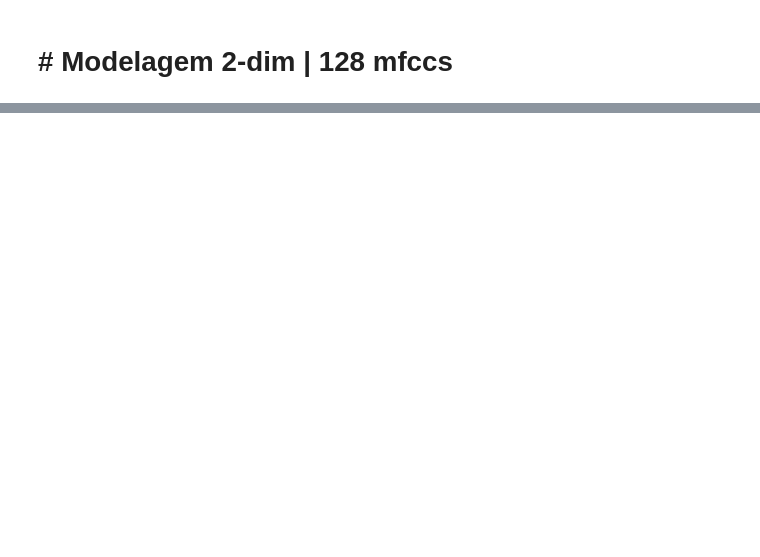
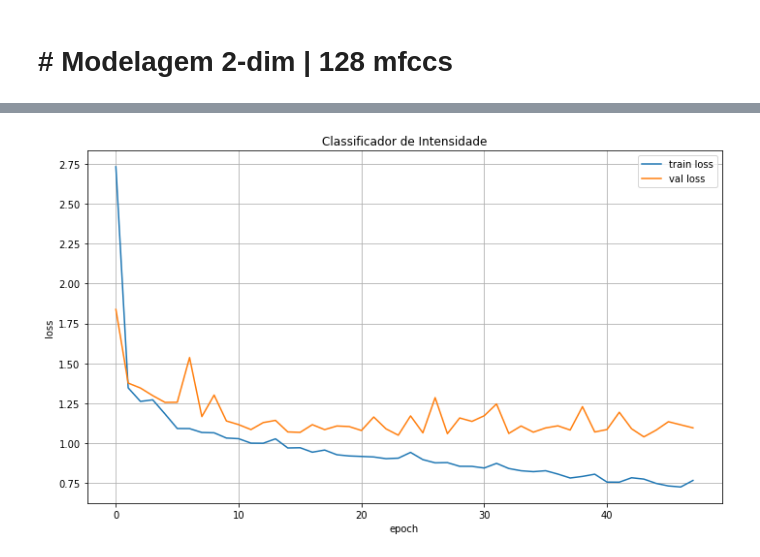
Before and after one commit to htbrandao/ppgi, a Jupyter notebook: modelagem/notebooks/03_B_128_modelagem.ipynb, the cells around one changed output, grey strips where cells are left out. Saved outputs shown, nothing was run; the diff lists cells and outputs as text; code cells hidden in the pictures; blank space fills up the shorter version.

Commit message:
fim 03_A_128_modelagem

```diff
--- a/modelagem/notebooks/03_B_128_modelagem.ipynb
+++ b/modelagem/notebooks/03_B_128_modelagem.ipynb
@@ -48,0 +283,3 @@ drwxrwxrwx 1 hbrandao hbrandao  320 mar 22 01:49 ..
+# %%
+x128_vivae_enc = np.array([realizar_encoding(x) for x in Xfusao_vivae.values[:,4:]])
+x128_vivae_enc.shape
@@ -48,0 +288,3 @@ drwxrwxrwx 1 hbrandao hbrandao  320 mar 22 01:49 ..
+# %%
+y128_vivae = np.array([x.reshape(1,4) for x in Xfusao_vivae['int'].values])
+y128_vivae.shape
@@ -48,0 +293,4 @@ drwxrwxrwx 1 hbrandao hbrandao  320 mar 22 01:49 ..
+# %%
+xtrain, xtest, ytrain, ytest = train_test_split(x128_vivae_enc, y128_vivae)
+
+xtrain.shape, ytrain.shape, xtest.shape, ytest.shape
@@ -48,0 +335,20 @@ drwxrwxrwx 1 hbrandao hbrandao  320 mar 22 01:49 ..
+# %%
+epochs = 1000
+
+es = EarlyStopping(monitor='val_accuracy', mode='max', min_delta=0.001, patience=20, verbose=1)
+
+mc = ModelCheckpoint('classificador_intensidade_128mfcc_encoded.hdf5',
+                     monitor='val_accuracy', verbose=1, save_best_only=True, mode='max')
+
+
+with tf.device(PHYS_DEVICE_NAME):
+    K.backend.clear_session()
+    clf_intensidade = modelo_clf_intensidade()
+    history = clf_intensidade.fit(x=xtrain,
+                                  y=ytrain,
+                                  epochs=epochs,
+                                  batch_size=2,
+                                  shuffle=True,
+                                  validation_data=(xtest, ytest),
+                                  callbacks=[es, mc]
+                                 )
@@ -48,0 +373,15 @@ drwxrwxrwx 1 hbrandao hbrandao  320 mar 22 01:49 ..
+# %%
+plt.figure(figsize=(10, 6))
+
+plt.plot(history.history['loss'])
+plt.plot(history.history['val_loss'])
+plt.legend(['train loss', 'val loss'], loc='upper right')
+plt.title('Classificador de Intensidade')
+plt.xlabel('epoch')
+plt.ylabel('loss')
+plt.grid()
+
+plt.tight_layout()
+plt.show()
+# %% [output]
+[figure, added]
```
Also changed, not shown: parts of 59 cells of this notebook, 1 other file.
